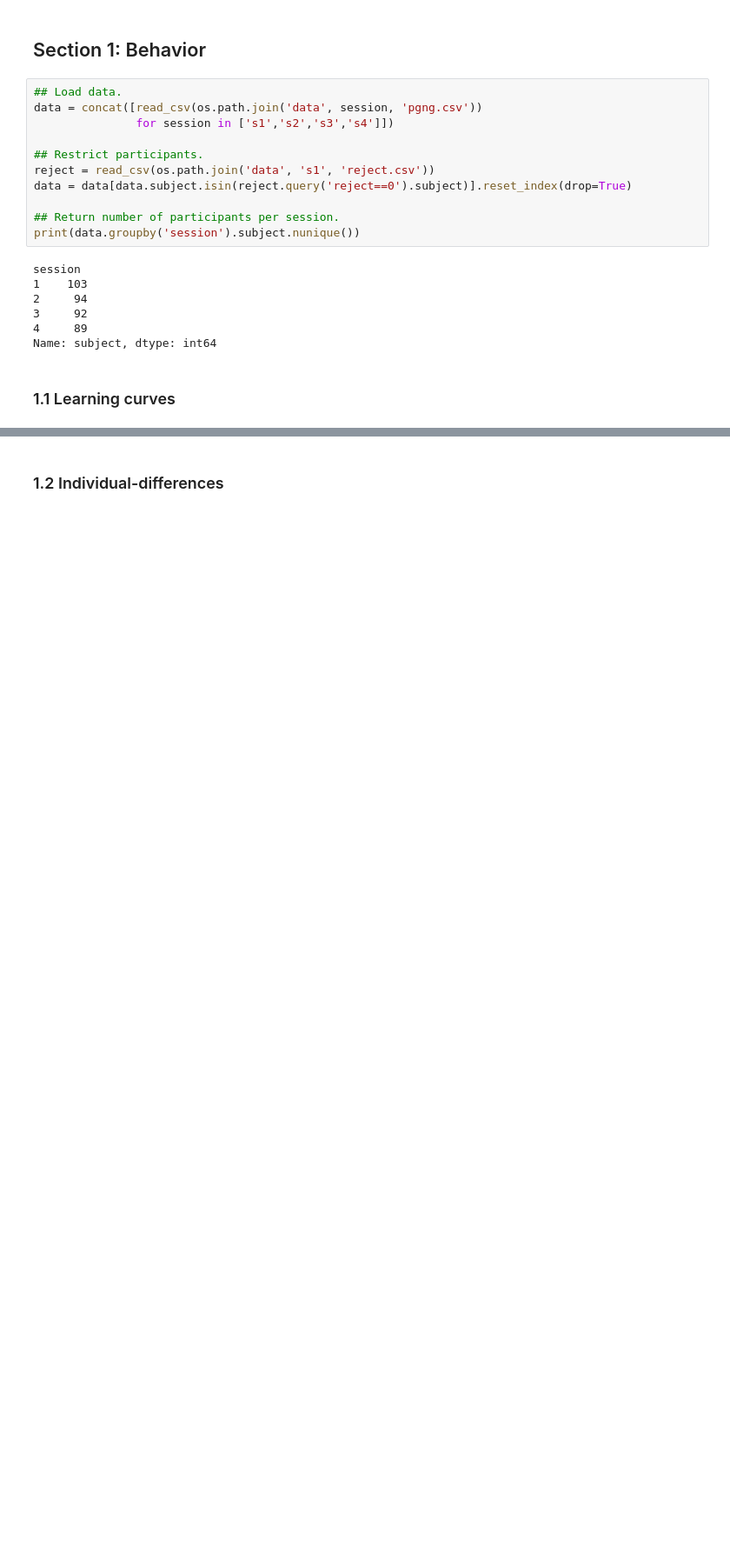
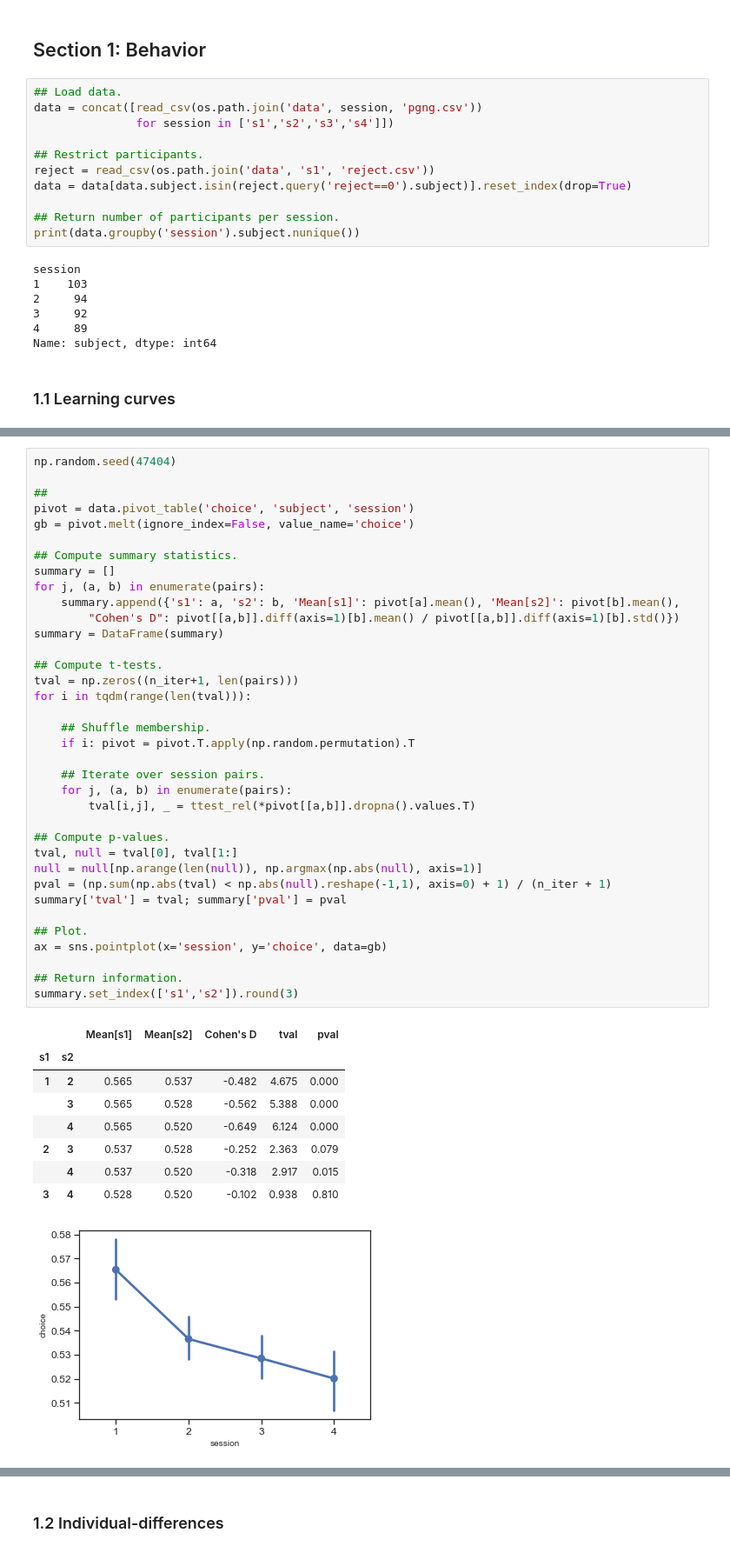
Before and after one commit to nivlab/RobotFactory, a Jupyter notebook: study01/02_Descriptive.ipynb, the cells around one changed output, grey strips where cells are left out. Shown at 87% size. Drawn from its saved outputs; the diff is of its cells as text; blank space fills up the shorter version.

```diff
--- a/study01/02_Descriptive.ipynb
+++ b/study01/02_Descriptive.ipynb
@@ -51,0 +113,46 @@ g.set_ylabels('p(go)');
+# %%
+np.random.seed(47404)
+
+##
+pivot = data.pivot_table('choice', 'subject', 'session')
+gb = pivot.melt(ignore_index=False, value_name='choice')
+
+## Compute summary statistics.
+summary = []
+for j, (a, b) in enumerate(pairs):
+    summary.append({'s1': a, 's2': b, 'Mean[s1]': pivot[a].mean(), 'Mean[s2]': pivot[b].mean(),
+        "Cohen's D": pivot[[a,b]].diff(axis=1)[b].mean() / pivot[[a,b]].diff(axis=1)[b].std()})
+summary = DataFrame(summary)
+
+## Compute t-tests.
+tval = np.zeros((n_iter+1, len(pairs)))
+for i in tqdm(range(len(tval))):
+
+    ## Shuffle membership.
+    if i: pivot = pivot.T.apply(np.random.permutation).T
+
+    ## Iterate over session pairs.
+    for j, (a, b) in enumerate(pairs):
+        tval[i,j], _ = ttest_rel(*pivot[[a,b]].dropna().values.T)
+
+## Compute p-values.
+tval, null = tval[0], tval[1:]
+null = null[np.arange(len(null)), np.argmax(np.abs(null), axis=1)]
+pval = (np.sum(np.abs(tval) < np.abs(null).reshape(-1,1), axis=0) + 1) / (n_iter + 1)
+summary['tval'] = tval; summary['pval'] = pval
+
+## Plot.
+ax = sns.pointplot(x='session', y='choice', data=gb)
+
+## Return information.
+summary.set_index(['s1','s2']).round(3)
+# %% [output]
+|  |  | Mean[s1] | Mean[s2] | Cohen's D | tval | pval |
+| s1 | s2 |  |  |  |  |  |
+| 1 | 2 | 0.565 | 0.537 | -0.482 | 4.675 | 0.000 |
+|  | 3 | 0.565 | 0.528 | -0.562 | 5.388 | 0.000 |
+|  | 4 | 0.565 | 0.520 | -0.649 | 6.124 | 0.000 |
+| 2 | 3 | 0.537 | 0.528 | -0.252 | 2.363 | 0.079 |
+|  | 4 | 0.537 | 0.520 | -0.318 | 2.917 | 0.015 |
+| 3 | 4 | 0.528 | 0.520 | -0.102 | 0.938 | 0.810 |
+[figure, added]
```
Also changed, not shown: parts of 35 cells of this notebook, 7 other files.
